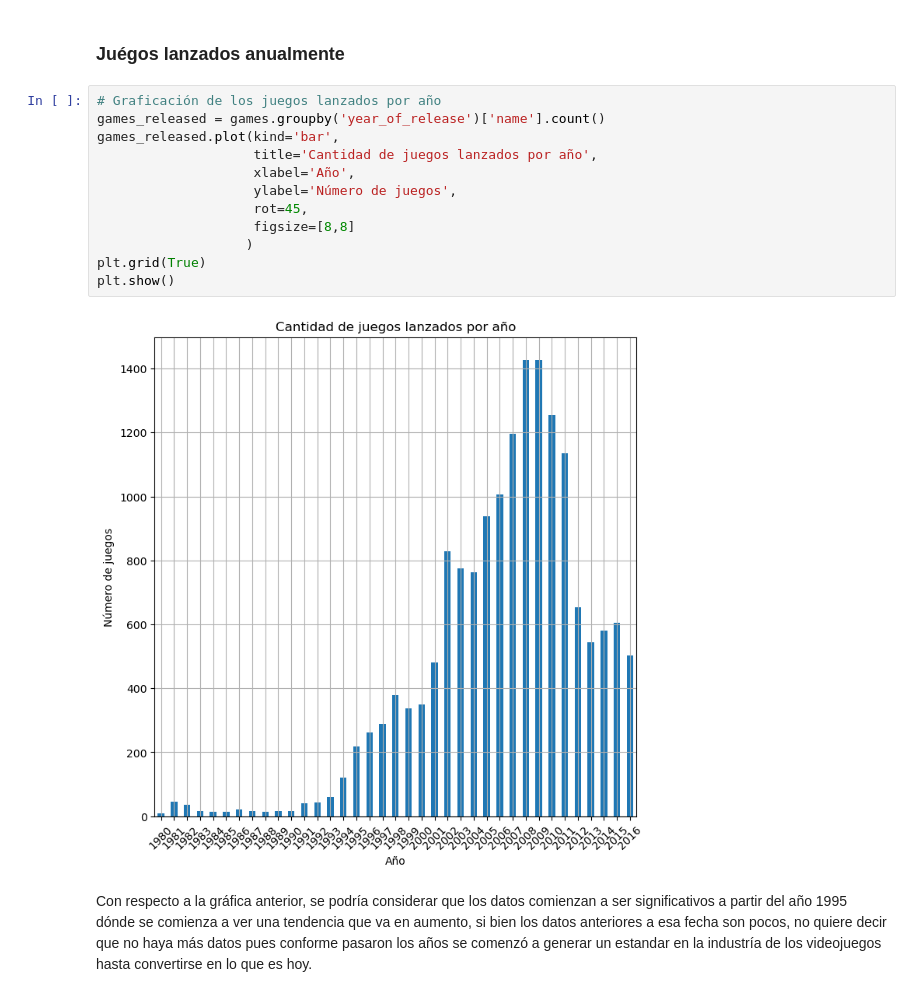
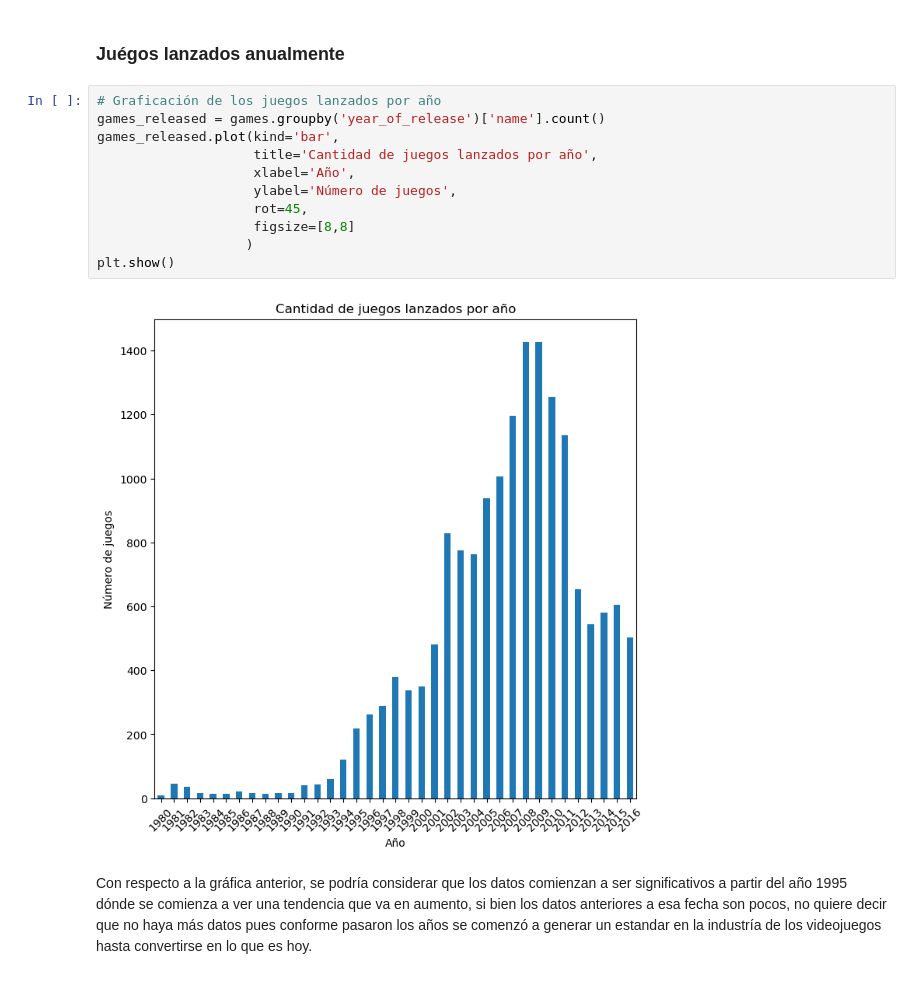
Before and after one commit to SebastianVeraM/Project_Sales_Analysis, a Jupyter notebook: Sprint6_notebook.ipynb, the cells around one changed output. Saved outputs shown, nothing was run; the diff lists cells and outputs as text.

```diff
--- a/Sprint6_notebook.ipynb
+++ b/Sprint6_notebook.ipynb
@@ -293,17 +294,16 @@ print(games.head())
 # %%
 # Graficación de los juegos lanzados por año
 games_released = games.groupby('year_of_release')['name'].count()
 games_released.plot(kind='bar',
                     title='Cantidad de juegos lanzados por año',
                     xlabel='Año',
                     ylabel='Número de juegos',
                     rot=45,
                     figsize=[8,8]
                    )
-plt.grid(True)
 plt.show()
 # %% [output]
-[figure, old version]
+[figure, new version]
 # %% [markdown]
 Con respecto a la gráfica anterior, se podría considerar que los datos comienzan a ser significativos a partir del año 1995 dónde se comienza a ver una tendencia que va en aumento, si bien los datos anteriores a esa fecha son pocos, no quiere decir que no haya más datos pues conforme pasaron los años se comenzó a generar un estandar en la industría de los videojuegos hasta convertirse en lo que es hoy.
 # %% [markdown]
```
Also changed, not shown: parts of 6 cells of this notebook.
